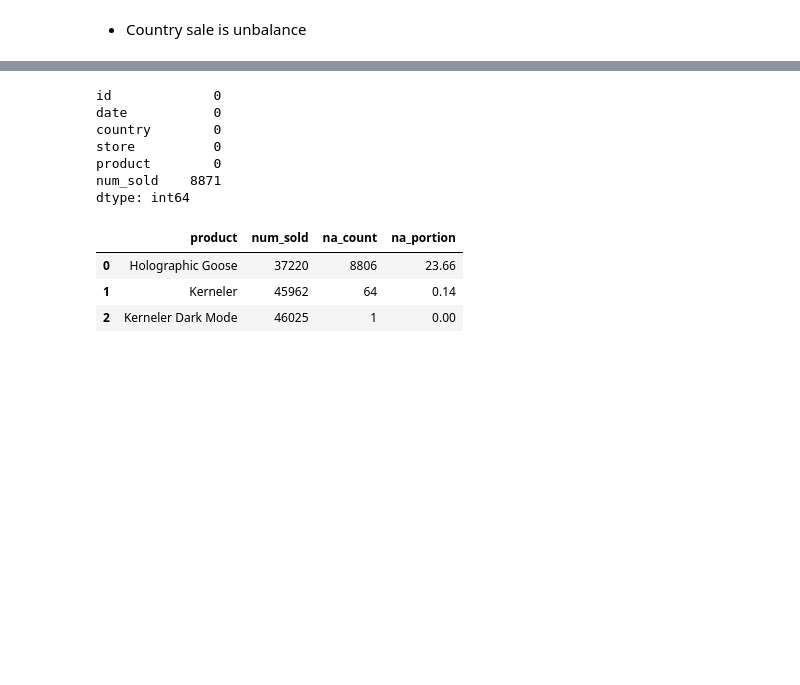
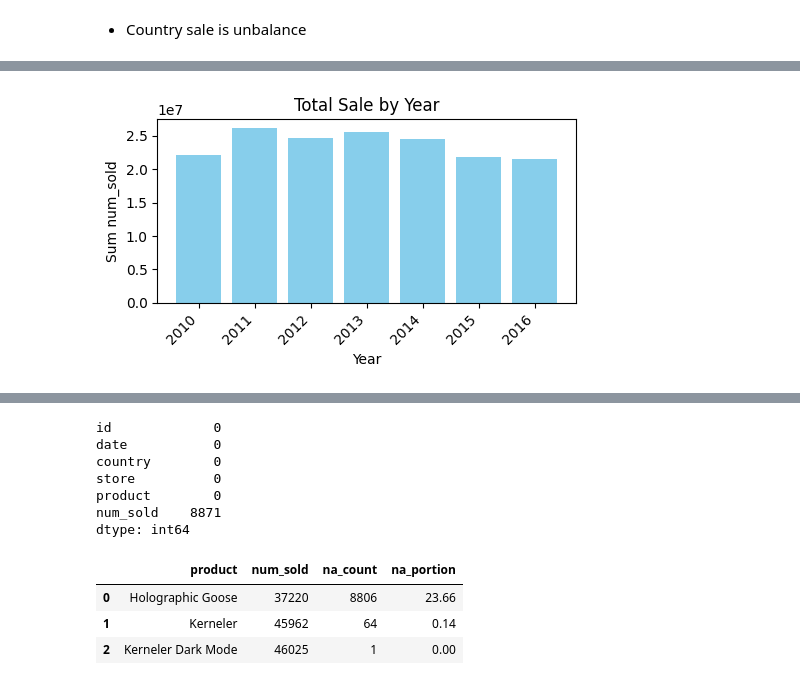
Before and after one commit to chiseanchang0727/Kaggle-ForecastingStickerSales, a Jupyter notebook: EDA_v1.ipynb, the cells around one changed output, grey strips where cells are left out. Cells and saved outputs as stored; diff of their text form; code cells hidden in the pictures; blank space fills up the shorter version.

```diff
--- a/EDA_v1.ipynb
+++ b/EDA_v1.ipynb
@@ -66,0 +99,4 @@ plot_bar(df_train, x_col='store', y_col='num_sold', title='Mean Sale by product'
+# %%
+plot_bar(df_train, x_col='Year', y_col='num_sold', title='Total Sale by Year')
+# %% [output]
+[figure, added]
```
Also changed, not shown: parts of 13 cells of this notebook.
